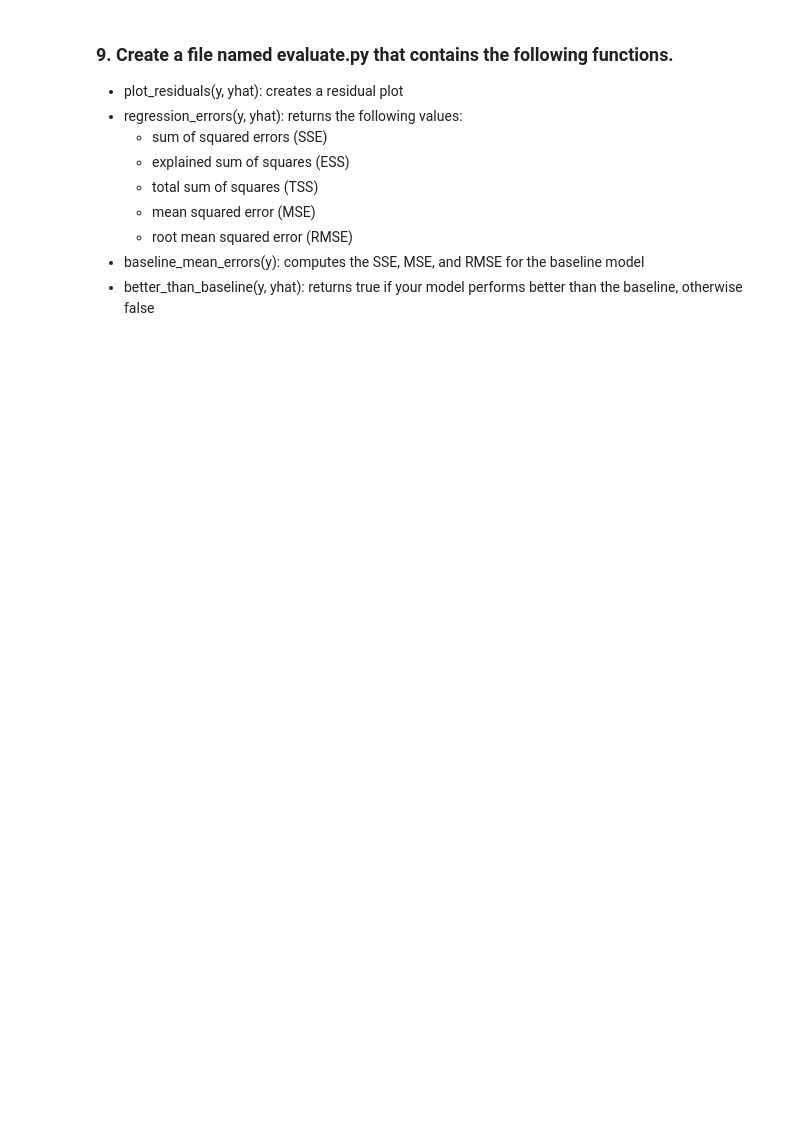
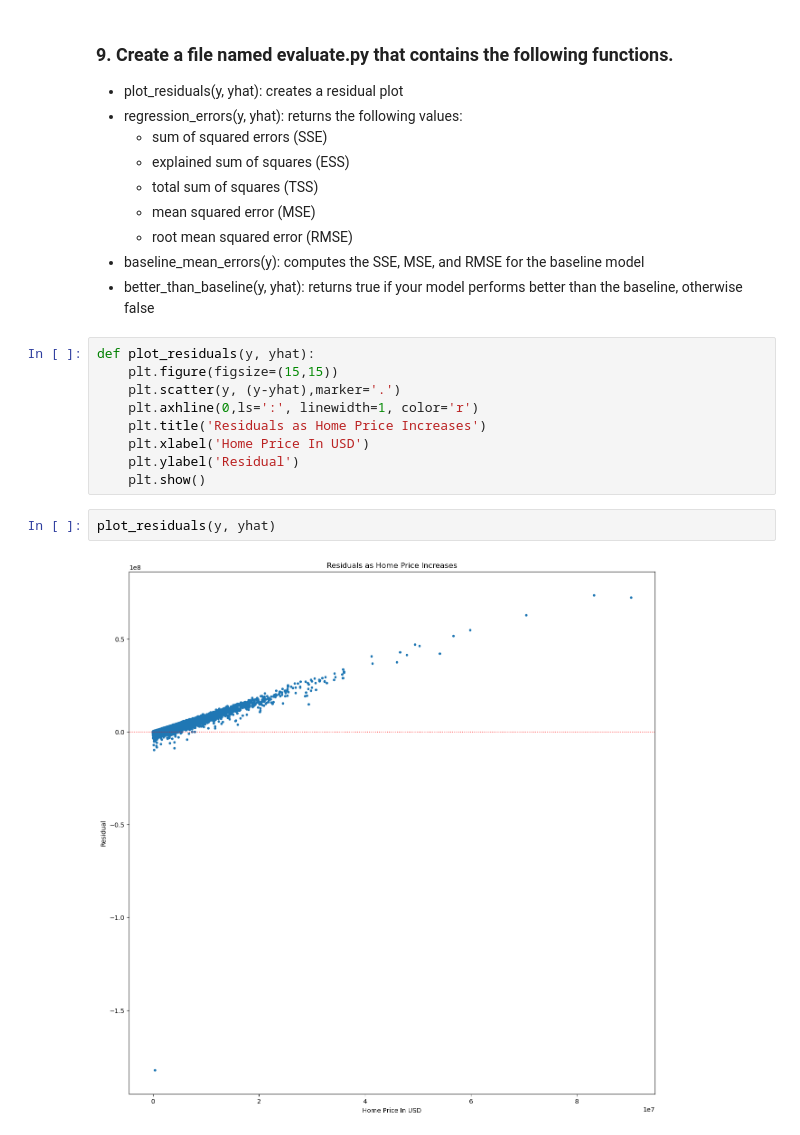
Before and after one commit to Segura-Jorge/regression-exercises, a Jupyter notebook: evaluate.ipynb, the cells around one changed output. Saved outputs shown, nothing was run; the diff lists cells and outputs as text; blank space fills up the shorter version.

```diff
--- a/evaluate.ipynb
+++ b/evaluate.ipynb
@@ -266,3 +262,16 @@ best_baseline_rmse
     - root mean squared error (RMSE)
 - baseline_mean_errors(y): computes the SSE, MSE, and RMSE for the baseline model
 - better_than_baseline(y, yhat): returns true if your model performs better than the baseline, otherwise false
+# %%
+def plot_residuals(y, yhat):
+    plt.figure(figsize=(15,15))
+    plt.scatter(y, (y-yhat),marker='.')
+    plt.axhline(0,ls=':', linewidth=1, color='r')
+    plt.title('Residuals as Home Price Increases')
+    plt.xlabel('Home Price In USD')
+    plt.ylabel('Residual')
+    plt.show()
+# %%
+plot_residuals(y, yhat)
+# %% [output]
+[figure, added]
```
Also changed, not shown: parts of 46 cells of this notebook, 3 other files.
